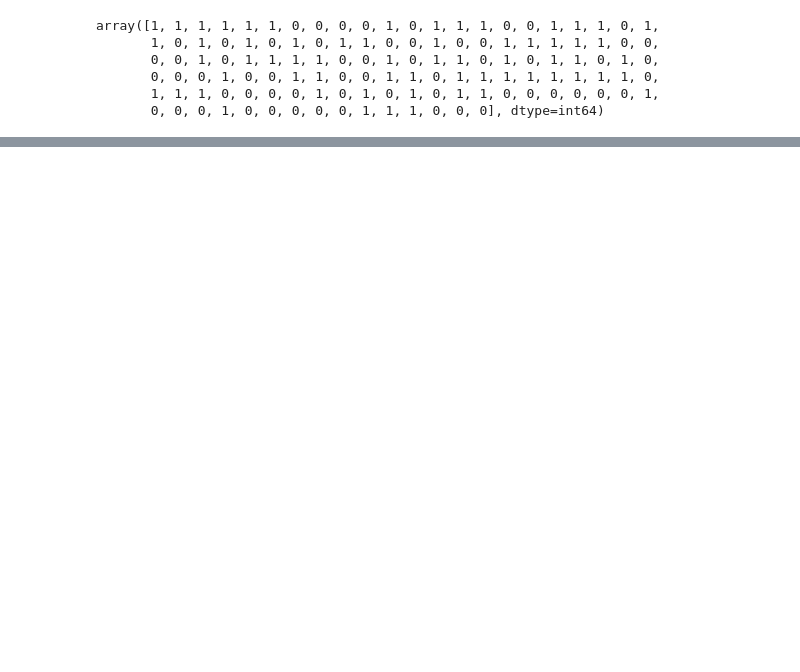
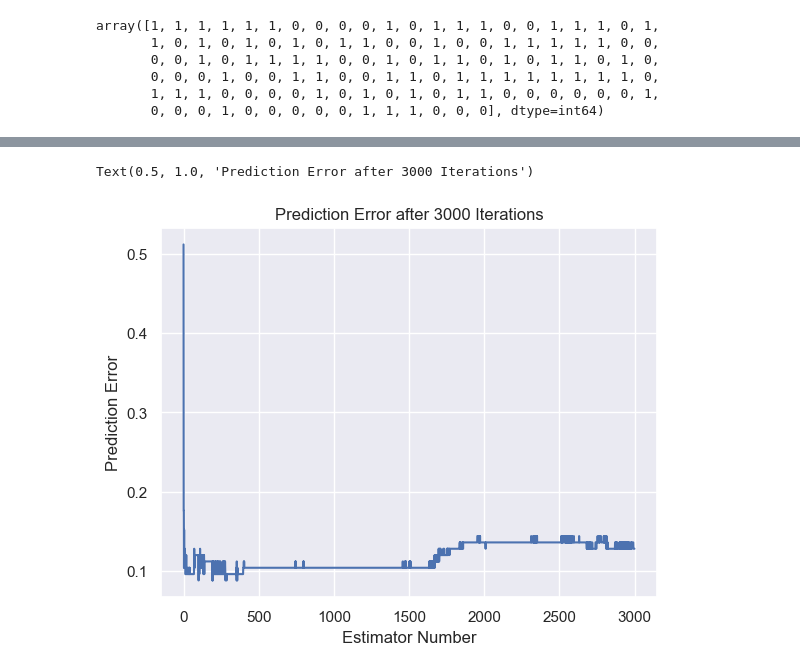
Before and after one commit to bishyboi/IntroToDataScience, a Jupyter notebook: A4/a4.ipynb, the cells around one changed output, grey strips where cells are left out. Cells and saved outputs as stored; diff of their text form; code cells hidden in the pictures; blank space fills up the shorter version.

```diff
--- a/A4/a4.ipynb
+++ b/A4/a4.ipynb
@@ -161,14 +161,14 @@ class Classifier():
             if self.y_pred[i] != self.y[i]:
                 new_weights[i] = current_weights[i] * pos_factor
             else:
-                new_weights[i] = current_weights[i] * neg_factor
+                new_weights[i] = current_weights[i]
 
         # Normalizing the weights
         new_weights = new_weights / np.sum(new_weights)
         return new_weights
 
     def predict(self, X):
-        return self.classifier.predict(X)
+        return self.classifier.predict(X).item()
 # %%
 class AdaBoost():
 
@@ -235,7 +270,12 @@ class AdaBoost():
 # %%
-ada = AdaBoost(X_train, y_train, n_estimators= 3000)
+
+estimators = 3000
+ada = AdaBoost(X_train, y_train, n_estimators= estimators)
 
 ada.fit()
 print("Done fitting")
 # %% [output]
 Done fitting
+# %%
+y_predictions = ada.predict_ensembles(X_test)
+y_predictions
@@ -251,19 +316,16 @@ array([1, 1, 1, 1, 1, 1, 0, 0, 0, 0, 1, 0, 1, 1, 1, 0, 0, 1, 1, 1, 0, 1,
        0, 0, 0, 1, 0, 0, 0, 0, 0, 1, 1, 1, 0, 0, 0], dtype=int64)
 # %%
 from sklearn.metrics import accuracy_score
-import time
-def get_accuracy(X_test, y_true, ada: AdaBoost, stop = 3000):
+
+def get_accuracy(y_true, stop):
     scores = np.empty(stop)
 
     for i in range(stop):
-        # print(i)
-        start_time = time.time()
-        scores[i] = accuracy_score(y_true, ada.predict(X_test, clf_start = 0, clf_stop = i))
+        scores[i] = 1 - accuracy_score(y_true, y_predictions[i])
         score_df = pd.DataFrame(scores)
         score_df.to_csv("scores.csv")
-        end_time = time.time()
-        print(f"Ensemble {i}: {scores[i]}, Elapsed Time: {end_time - start_time:0.2f}")
 
     return scores
 
-scores = get_accuracy(X_test, y_true, ada, 100)
+
+scores = get_accuracy(y_true, estimators)
@@ -287,0 +332,10 @@ Ensemble 99: 0.888, Elapsed Time: 5.41
+# %%
+x = np.arange(3000)
+
+sns.lineplot(x = x, y = scores)
+plt.xlabel("Estimator Number")
+plt.ylabel("Prediction Error")
+plt.title("Prediction Error after 3000 Iterations")
+# %% [output]
+Text(0.5, 1.0, 'Prediction Error after 3000 Iterations')
+[figure, added]
```
Also changed, not shown: parts of 9 cells of this notebook, 1 other file.
